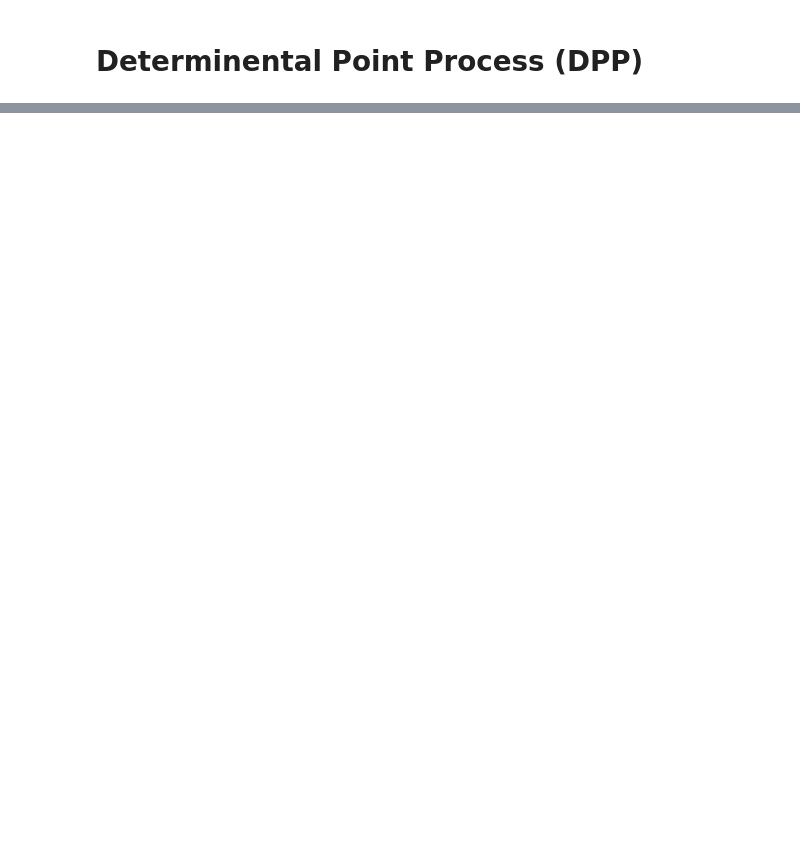
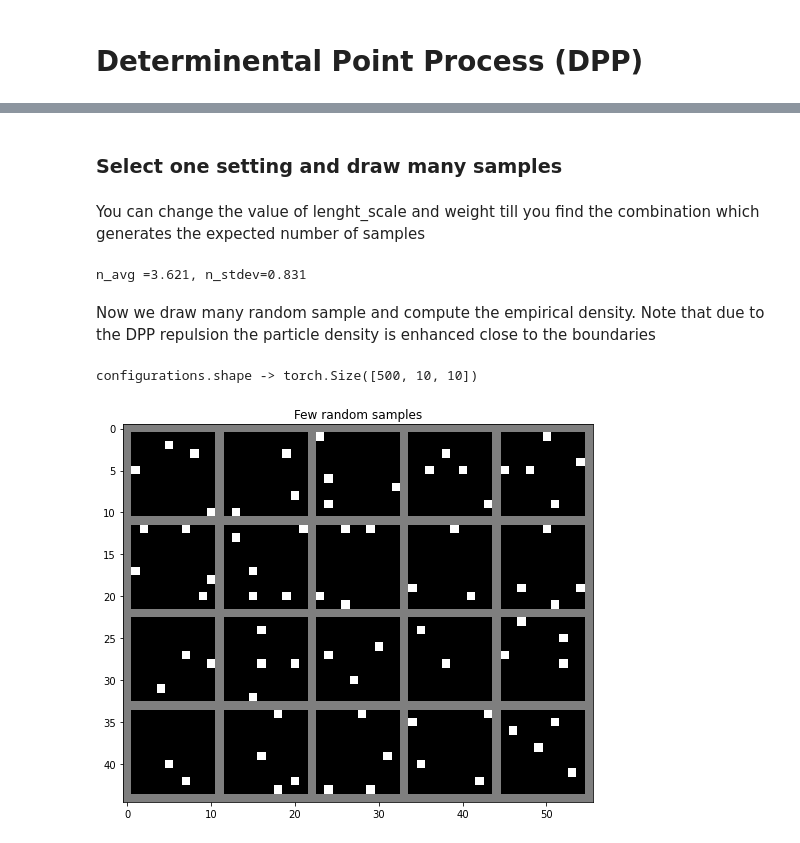
Before and after one commit to broadinstitute/genus, a Jupyter notebook: notebooks/notebook2_DPP.ipynb, the cells around one changed output, grey strips where cells are left out. Drawn from its saved outputs; the diff is of its cells as text; code cells hidden in the pictures; blank space fills up the shorter version.

```diff
--- a/notebooks/notebook2_DPP.ipynb
+++ b/notebooks/notebook2_DPP.ipynb
@@ -48,0 +51,24 @@ length_scale ->   1, prefactor -> 10.000,                n_sample ->   260, log_
+# %% [markdown]
+### Select one setting and draw many samples
+# %% [markdown]
+You can change the value of lenght_scale and weight till you find the combination which generates the expected number of samples
+# %%
+grid_size = 10
+
+DPP = Grid_DPP(length_scale=10, weight=1.2)
+value = DPP.sample(size=torch.Size([grid_size, grid_size]))
+print("n_avg ={0:.3f}, n_stdev={1:.3f}".format(DPP.n_mean.item(), DPP.n_variance.item()))
+# %% [output]
+n_avg =3.621, n_stdev=0.831
+# %% [markdown]
+Now we draw many random sample and compute the empirical density.
+Note that due to the DPP repulsion the particle density is enhanced close to the boundaries
+# %%
+n_samples=500
+value = DPP.sample(size=torch.Size([n_samples, grid_size, grid_size]))
+print("configurations.shape ->",value.shape)
+show_batch(value[:20].unsqueeze(-3).float(), n_col=5, pad_value=0.5, n_padding=1,
+           title="Few random samples", figsize=(12,6))
+# %% [output]
+configurations.shape -> torch.Size([500, 10, 10])
+[figure, added]
```
Also changed, not shown: parts of 4 cells of this notebook, 2 other files.
